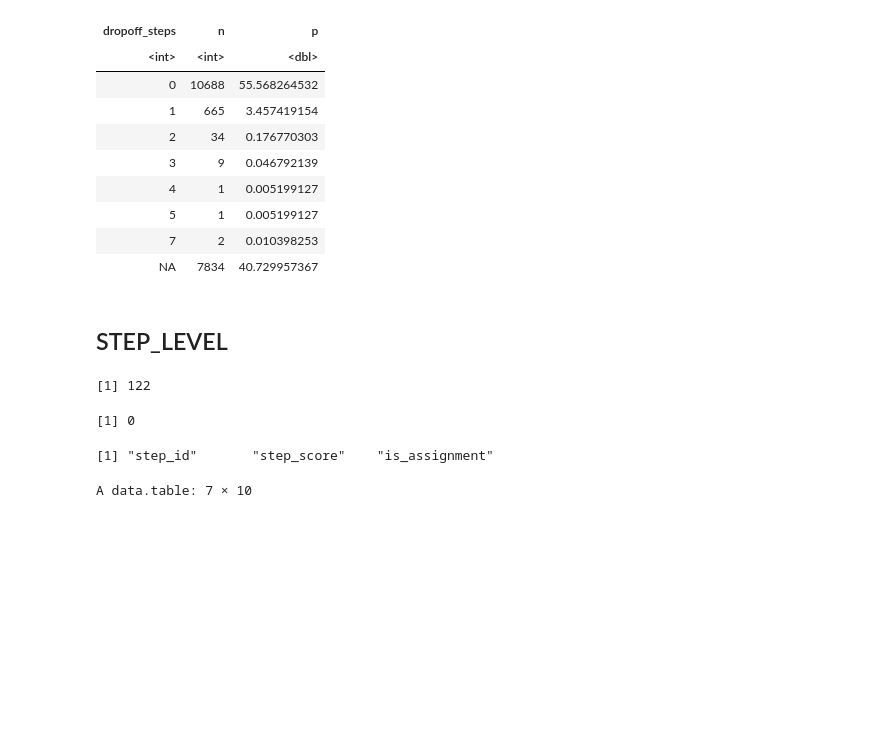
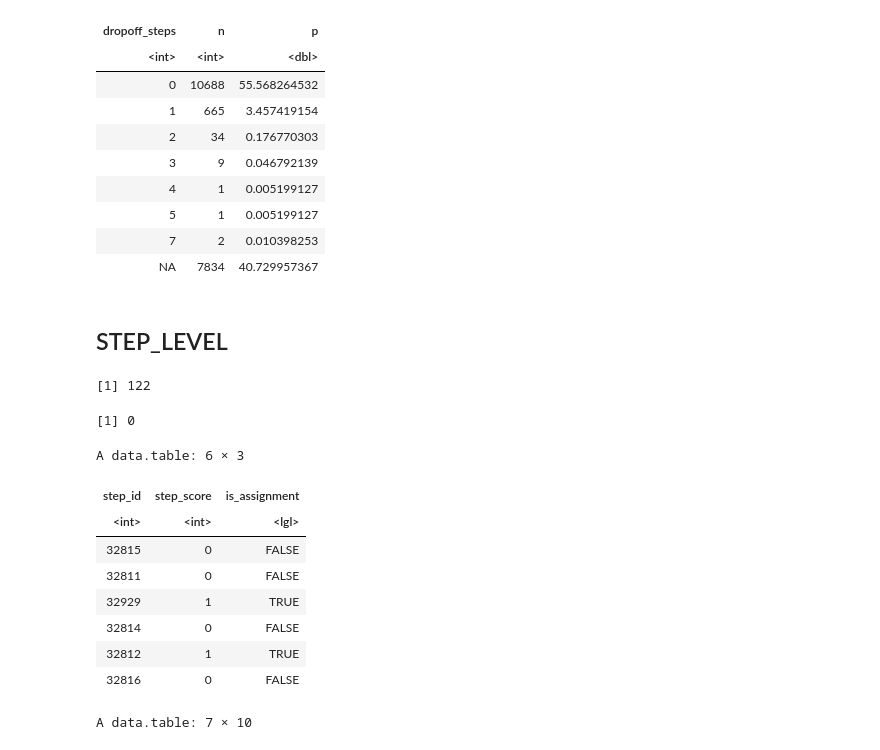
Before and after one commit to Safonovanastya87/stepik-product-analytics-completion-risk-ml, a Jupyter notebook: notebooks/eda-problematic-steps-and-user-behavior-analysis.ipynb, the cells around one changed output. Saved outputs shown, nothing was run; the diff lists cells and outputs as text; code cells hidden in the pictures; blank space fills up the shorter version.

```diff
--- a/notebooks/eda-problematic-steps-and-user-behavior-analysis.ipynb
+++ b/notebooks/eda-problematic-steps-and-user-behavior-analysis.ipynb
@@ -291,0 +294,10 @@ $ activity_frequency <dbl> NA, 5.351389e-01, 3.380575e+00, 9.741528e-02, NA, 3
+# %%
+# 198 — количество шагов в курсе;
+# значения выше означают повторные прохождения или нетипичную активность
+
+get_metrics_table <- function(data, metrics, pct_gt = 198, exclude_users = NULL) {
+  if (!is.null(exclude_users)) {
+    data <- data[!user_id %in% exclude_users]
+  }
+  rbindlist(lapply(metrics, get_metric_dt, data = data, pct_gt = pct_gt))
+}
@@ -534,33 +506,47 @@ length(setdiff(
 # %% [output]
 [1] 0
 # %%
-steps <- sort(unique(events_data$step_id))
+steps <- sort(unique(submissions_data$step_id))
 step_score_vec <- rep(0, length(steps))
 
 score <- list(
-  `1` = c(3,14,15,18,19,22,30,31,32,33,38,39,40,47,49,53,54,55,56,57,
-          62,64,65,68,73,74,76,80,81,82,83,95,100,104,108,109,111,
-          122,123,131,133,138,139,140,141,147,148,149,155,156,157,
-          161,162,163,169,170,172,177,185,186),
+  `1` = c(1,2,3,4,5,6,7,8,9,10,11,12,13,15,16,17,18,19,20,21,
+          22,24,25,26,27,28,29,30,31,32,33,35,37,38,39,40,41,
+          45,46,49,51,52,53,54,55,56,57,58,59,60,61,
+          62,63,64,65,66,67,68,71,72),
 
-  `2` = c(41,63,94,99,113,114,115,125,132,179,189),
+  `2` = c(14,23,34,36,42,43,44,48,50,69,73),
 
-  `3` = c(126,180)
+  `3` = c(47,70)
 )
 
 # Векторизация загрузки score
 step_score_vec[unlist(score)] <- rep(names(score), lengths(score))
 
 steps_table <- data.table(
-  step_id = steps,
-  step_score = step_score_vec
+  step_id = unique(events_data$step_id),
+  step_score = 0L
 )
+
+for (s in names(score)) {
+  idx <- score[[s]]  # позиции внутри steps
+  step_id_to_assign <- steps[idx]
+  steps_table[step_id %in% step_id_to_assign, step_score := as.integer(s)]
+}
 
 steps_table[, is_assignment := step_id %in% submissions_data$step_id]
 
 ## было сравнение с ноутбуком с ML, присвоение скор прошло корректно
-colnames(steps_table)
+head(steps_table)
 # %% [output]
-[1] "step_id"       "step_score"    "is_assignment"
+A data.table: 6 × 3
+| step_id | step_score | is_assignment |
+| <int> | <int> | <lgl> |
+| 32815 | 0 | FALSE |
+| 32811 | 0 | FALSE |
+| 32929 | 1 | TRUE |
+| 32814 | 0 | FALSE |
+| 32812 | 1 | TRUE |
+| 32816 | 0 | FALSE |
 # %%
 
```
Also changed, not shown: parts of 27 cells of this notebook.
